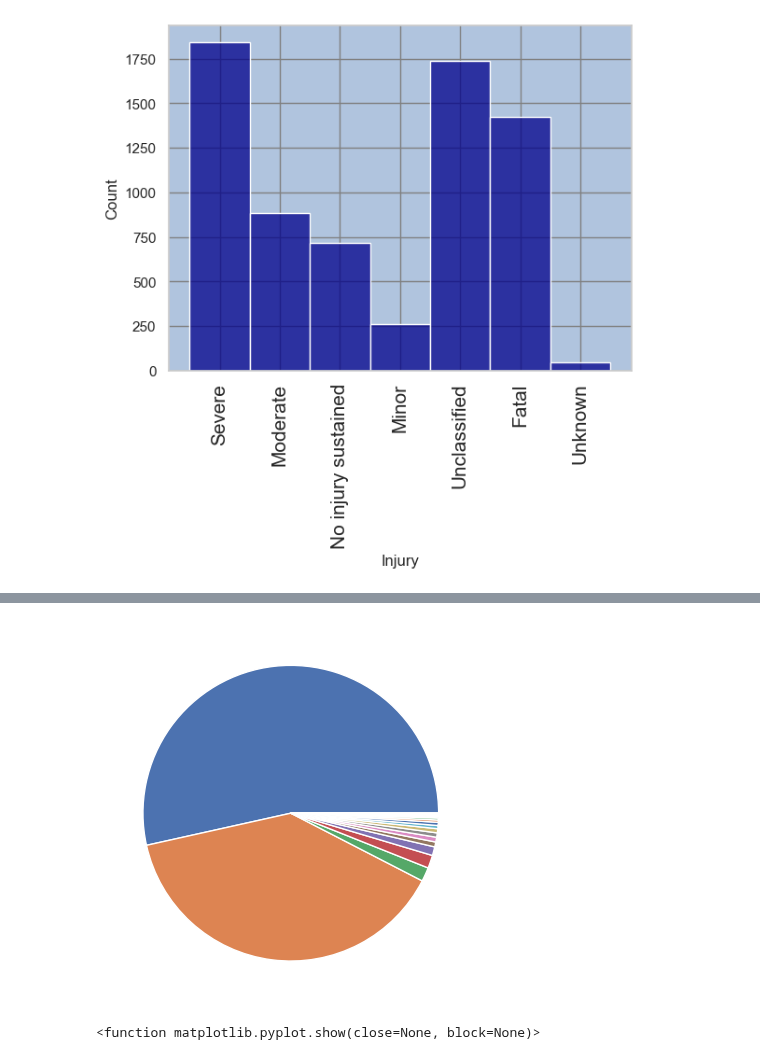
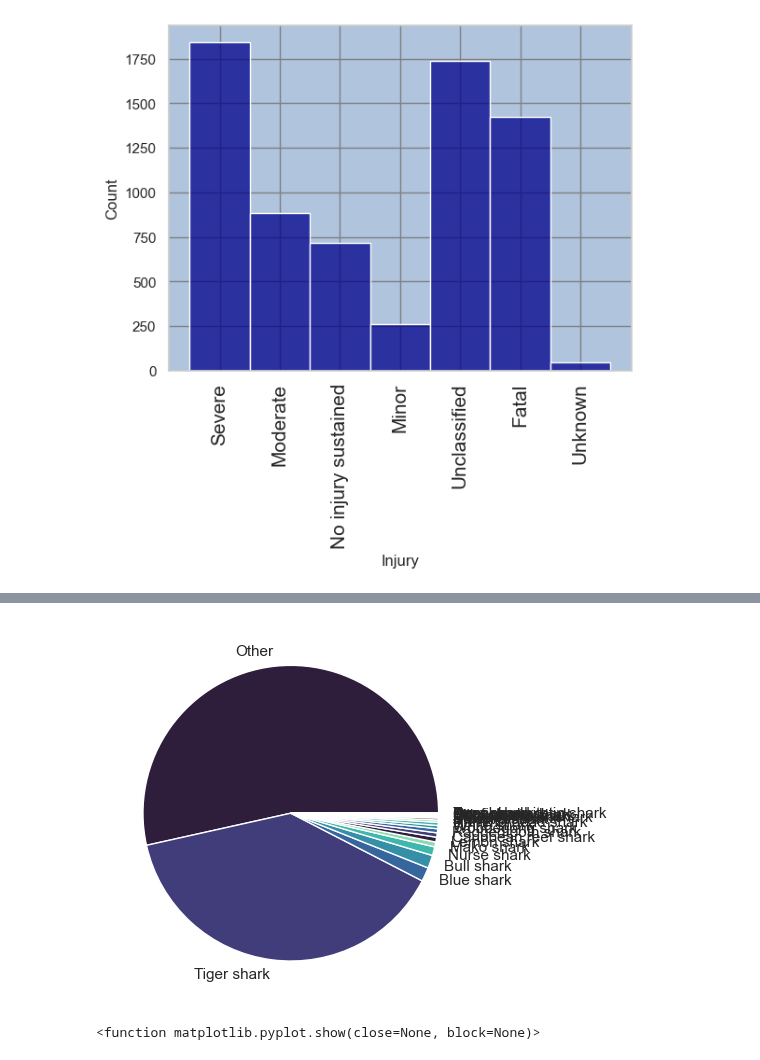
Before and after one commit to Papa-Yaga/quest_2, a Jupyter notebook: Quest_2_Shark_Analysis.ipynb, the cells around one changed output, grey strips where cells are left out. Saved outputs shown, nothing was run; the diff lists cells and outputs as text; code cells hidden in the pictures.

```diff
--- a/Quest_2_Shark_Analysis.ipynb
+++ b/Quest_2_Shark_Analysis.ipynb
@@ -462,11 +462,11 @@ tiger = sharks_rdx[sharks_rdx["Species"]=="Tiger shark"]["Injury"].value_counts(
 # %%
 palette_color = sns.color_palette('mako')
 labels = sharks_rdx["Species"].value_counts().keys()
 
-plt.pie(sharks_rdx["Species"].value_counts())
+plt.pie(sharks_rdx["Species"].value_counts(), colors=palette_color, labels=labels)
 plt.show()
 # %% [output]
-[figure, old version]
+[figure, new version]
 # %%
 fig, ax = plt.subplots(figsize=(8, 5), subplot_kw=dict(aspect="equal"))
 ax.pie(tiger, radius=1, labels=tiger.keys(),
```
